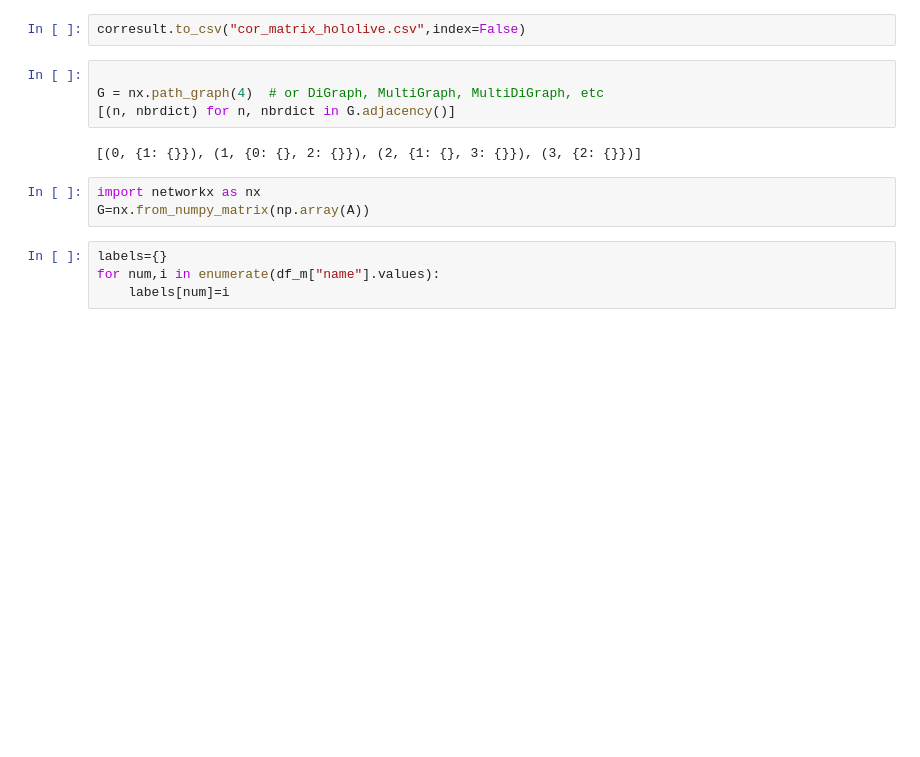
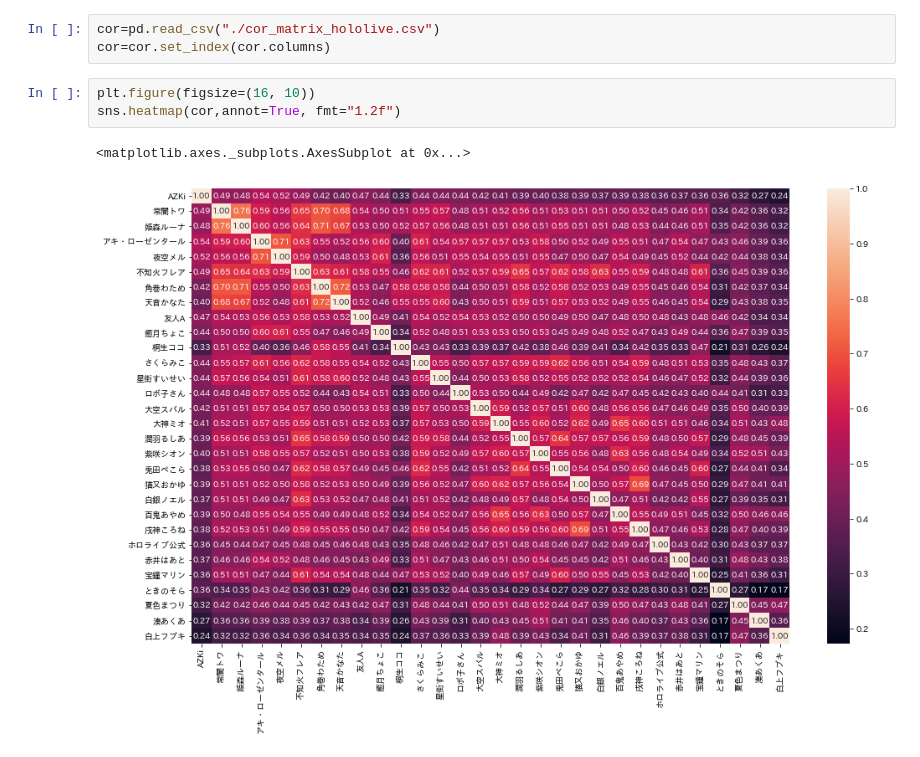
Before and after one commit to rmizuta3/blog, a Jupyter notebook: spectral_clustering/hololive_spectral_clustering.ipynb, the cells around one changed output. Drawn from its saved outputs; the diff is of its cells as text; blank space fills up the shorter version.

```diff
--- a/spectral_clustering/hololive_spectral_clustering.ipynb
+++ b/spectral_clustering/hololive_spectral_clustering.ipynb
@@ -69,15 +14,9 @@ corresult.columns=df_m["name"].values
-# %%
-corresult.to_csv("cor_matrix_hololive.csv",index=False)
-# %%
-
-G = nx.path_graph(4)  # or DiGraph, MultiGraph, MultiDiGraph, etc
-[(n, nbrdict) for n, nbrdict in G.adjacency()]
-# %% [output]
-[(0, {1: {}}), (1, {0: {}, 2: {}}), (2, {1: {}, 3: {}}), (3, {2: {}})]
-# %%
-import networkx as nx
-G=nx.from_numpy_matrix(np.array(A))
-# %%
-labels={}
-for num,i in enumerate(df_m["name"].values):
-    labels[num]=i
+# %%
+cor=pd.read_csv("./cor_matrix_hololive.csv")
+cor=cor.set_index(cor.columns)
+# %%
+plt.figure(figsize=(16, 10))
+sns.heatmap(cor,annot=True, fmt="1.2f")
+# %% [output]
+<matplotlib.axes._subplots.AxesSubplot at 0x...>
+[figure, added]
```
Also changed, not shown: parts of 34 cells of this notebook.
